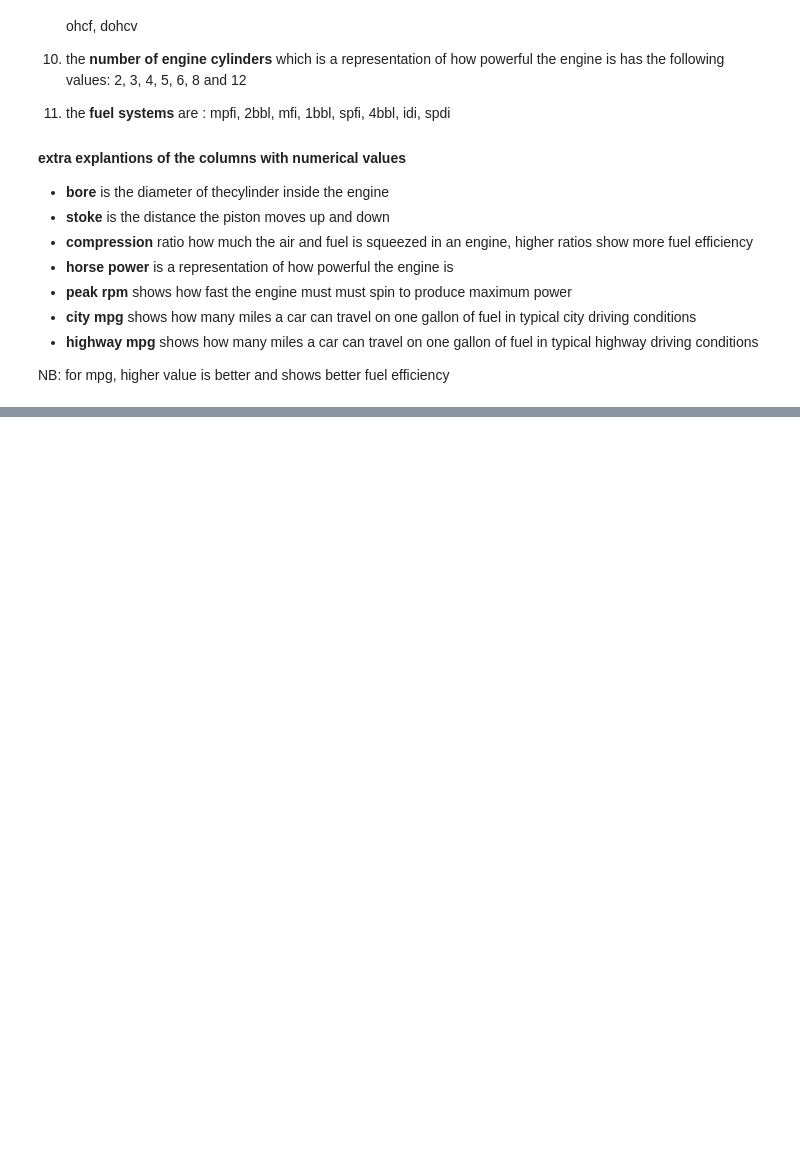
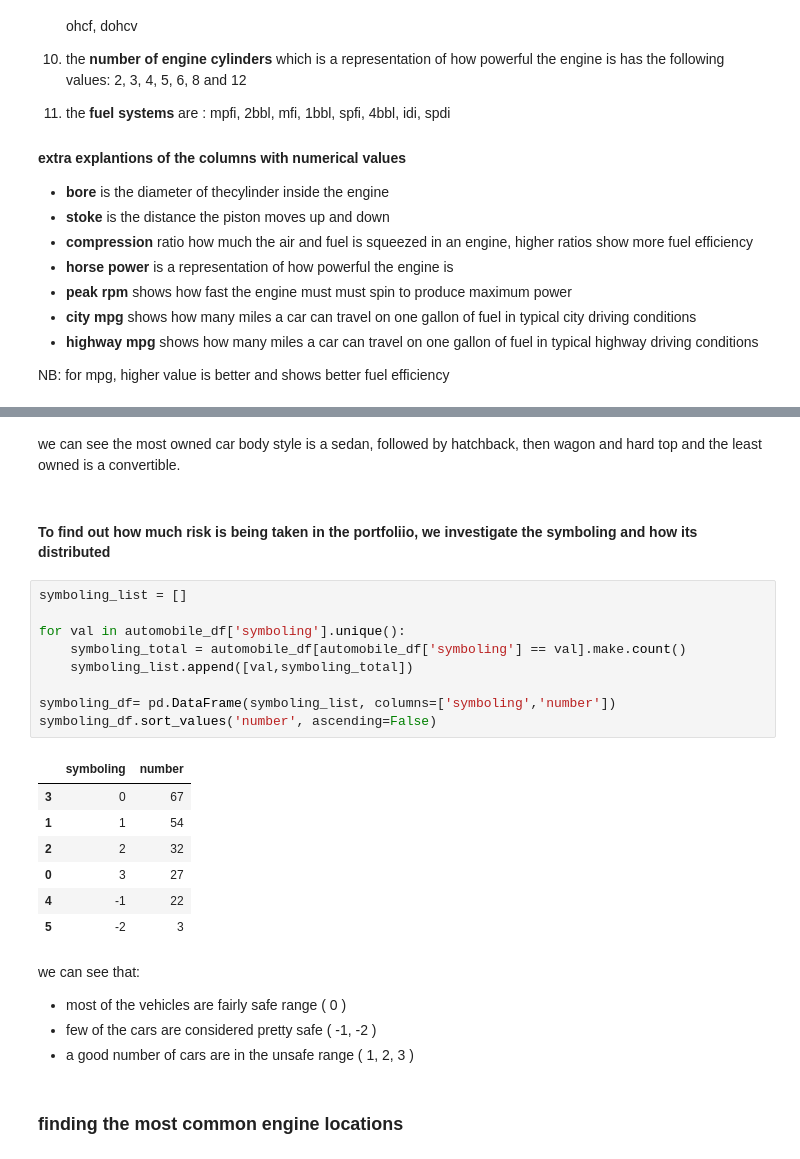
Before and after one commit to kasuleBS/automobile_analysis, a Jupyter notebook: analysis_file.ipynb, the cells around one changed output, grey strips where cells are left out. Saved outputs shown, nothing was run; the diff lists cells and outputs as text; blank space fills up the shorter version.

```diff
--- a/analysis_file.ipynb
+++ b/analysis_file.ipynb
@@ -554,0 +689,28 @@ automobile_df.describe()
+# %% [markdown]
+we can see the most owned car body style is a sedan, followed by hatchback, then wagon and hard top and the least owned is a convertible.
+# %% [markdown]
+#### To find out how much risk is being taken in the portfoliio, we investigate the symboling and how its distributed
+# %%
+symboling_list = []
+
+for val in automobile_df['symboling'].unique():
+    symboling_total = automobile_df[automobile_df['symboling'] == val].make.count()
+    symboling_list.append([val,symboling_total])
+
+symboling_df= pd.DataFrame(symboling_list, columns=['symboling','number'])
+symboling_df.sort_values('number', ascending=False)
+# %% [output]
+|  | symboling | number |
+| 3 | 0 | 67 |
+| 1 | 1 | 54 |
+| 2 | 2 | 32 |
+| 0 | 3 | 27 |
+| 4 | -1 | 22 |
+| 5 | -2 | 3 |
+# %% [markdown]
+we can see that:
+* most of the vehicles are fairly safe range ( 0 )
+* few of the cars are considered pretty safe ( -1, -2 )
+* a good number of cars are in the unsafe range ( 1, 2, 3 )
+# %% [markdown]
+### finding the most common engine locations
```
Also changed, not shown: parts of 38 cells of this notebook.
